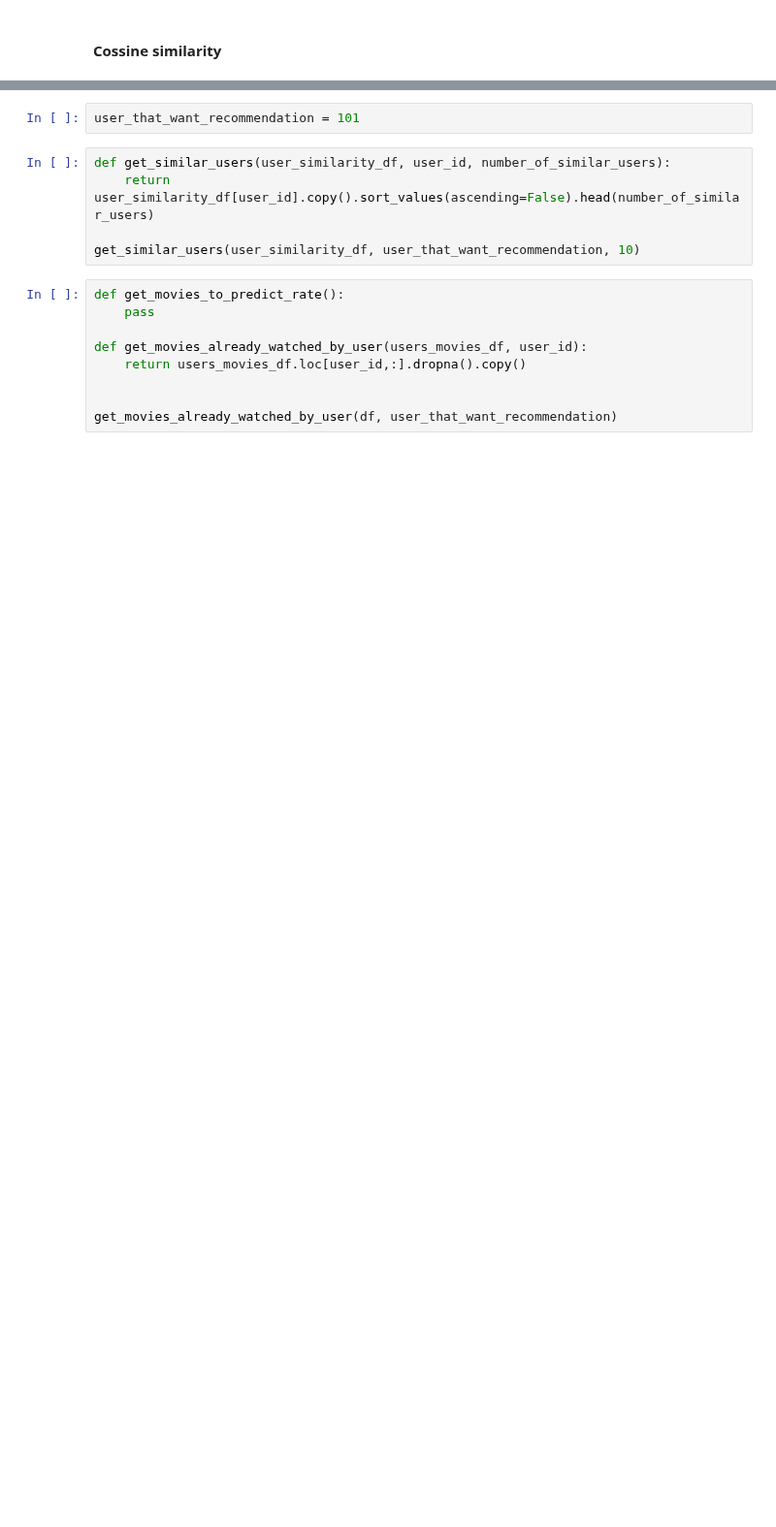
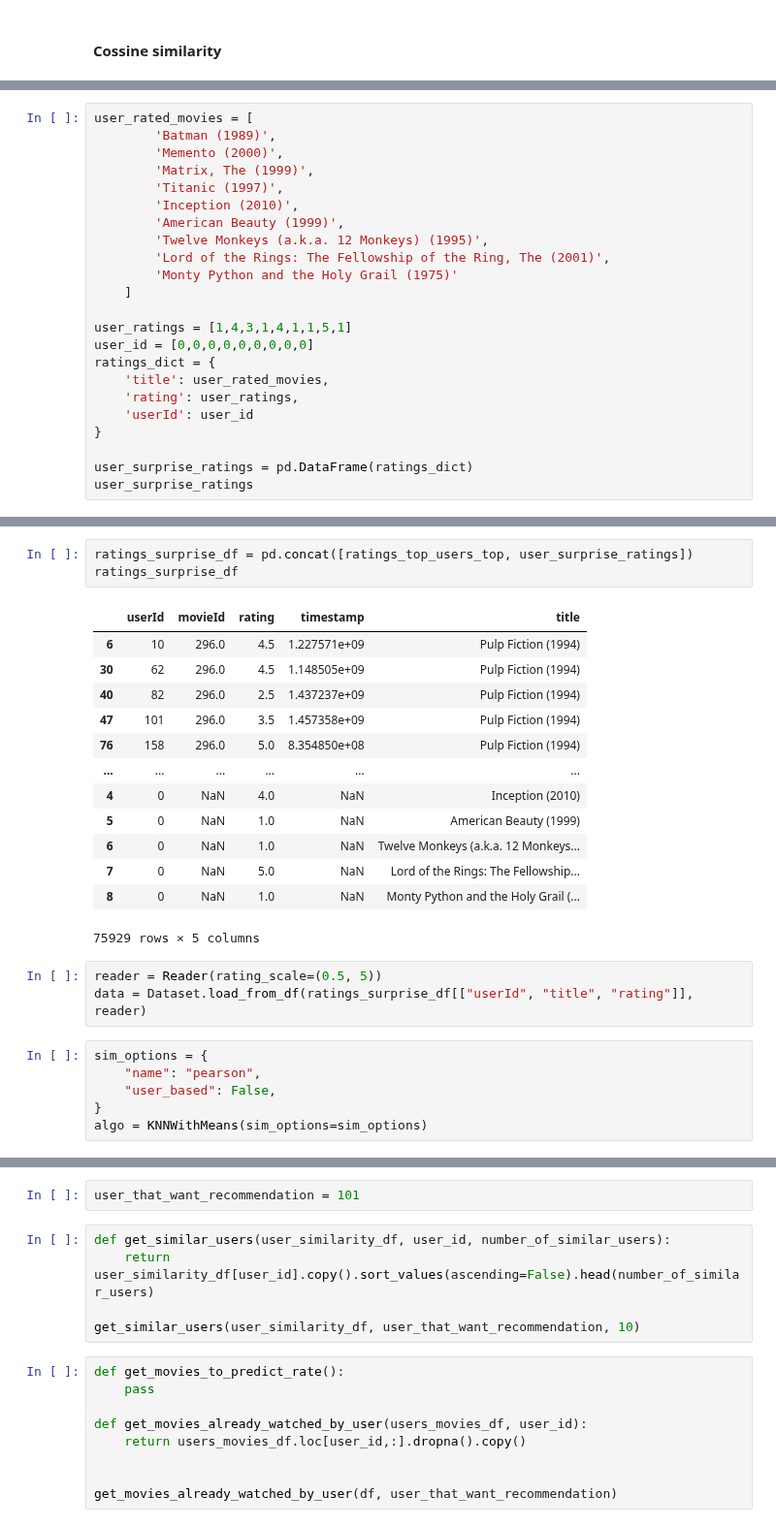
Before and after one commit to joaquim-oliveira-neto/rogue, a Jupyter notebook: notebooks/joaquim-model-test.ipynb, the cells around one changed output, grey strips where cells are left out. Shown at 97% size. Drawn from its saved outputs; the diff is of its cells as text; blank space fills up the shorter version.

```diff
--- a/notebooks/joaquim-model-test.ipynb
+++ b/notebooks/joaquim-model-test.ipynb
@@ -314,0 +528,23 @@ user_similarity_df
+# %%
+user_rated_movies = [
+        'Batman (1989)',
+        'Memento (2000)',
+        'Matrix, The (1999)',
+        'Titanic (1997)',
+        'Inception (2010)',
+        'American Beauty (1999)',
+        'Twelve Monkeys (a.k.a. 12 Monkeys) (1995)',
+        'Lord of the Rings: The Fellowship of the Ring, The (2001)',
+        'Monty Python and the Holy Grail (1975)'
+    ]
+
+user_ratings = [1,4,3,1,4,1,1,5,1]
+user_id = [0,0,0,0,0,0,0,0,0]
+ratings_dict = {
+    'title': user_rated_movies,
+    'rating': user_ratings,
+    'userId': user_id
+}
+
+user_surprise_ratings = pd.DataFrame(ratings_dict)
+user_surprise_ratings
@@ -314,0 +562,26 @@ user_similarity_df
+# %%
+ratings_surprise_df = pd.concat([ratings_top_users_top, user_surprise_ratings])
+ratings_surprise_df
+# %% [output]
+|  | userId | movieId | rating | timestamp | title |
+| 6 | 10 | 296.0 | 4.5 | 1.227571e+09 | Pulp Fiction (1994) |
+| 30 | 62 | 296.0 | 4.5 | 1.148505e+09 | Pulp Fiction (1994) |
+| 40 | 82 | 296.0 | 2.5 | 1.437237e+09 | Pulp Fiction (1994) |
+| 47 | 101 | 296.0 | 3.5 | 1.457358e+09 | Pulp Fiction (1994) |
+| 76 | 158 | 296.0 | 5.0 | 8.354850e+08 | Pulp Fiction (1994) |
+| ... | ... | ... | ... | ... | ... |
+| 4 | 0 | NaN | 4.0 | NaN | Inception (2010) |
+| 5 | 0 | NaN | 1.0 | NaN | American Beauty (1999) |
+| 6 | 0 | NaN | 1.0 | NaN | Twelve Monkeys (a.k.a. 12 Monkeys... |
+| 7 | 0 | NaN | 5.0 | NaN | Lord of the Rings: The Fellowship... |
+| 8 | 0 | NaN | 1.0 | NaN | Monty Python and the Holy Grail (... |
+75929 rows × 5 columns
+# %%
+reader = Reader(rating_scale=(0.5, 5))
+data = Dataset.load_from_df(ratings_surprise_df[["userId", "title", "rating"]], reader)
+# %%
+sim_options = {
+    "name": "pearson",
+    "user_based": False,
+}
+algo = KNNWithMeans(sim_options=sim_options)
```
Also changed, not shown: parts of 32 cells of this notebook, 4 other files.
